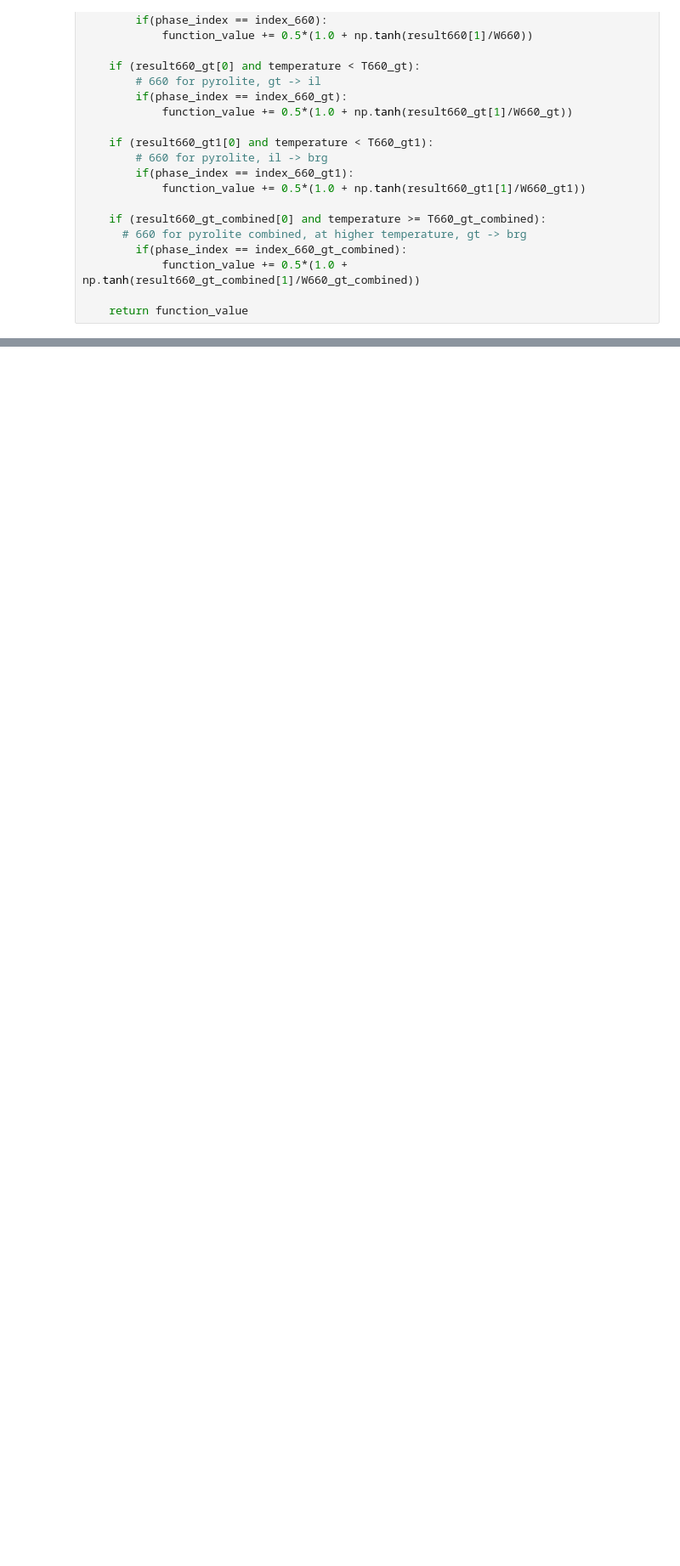
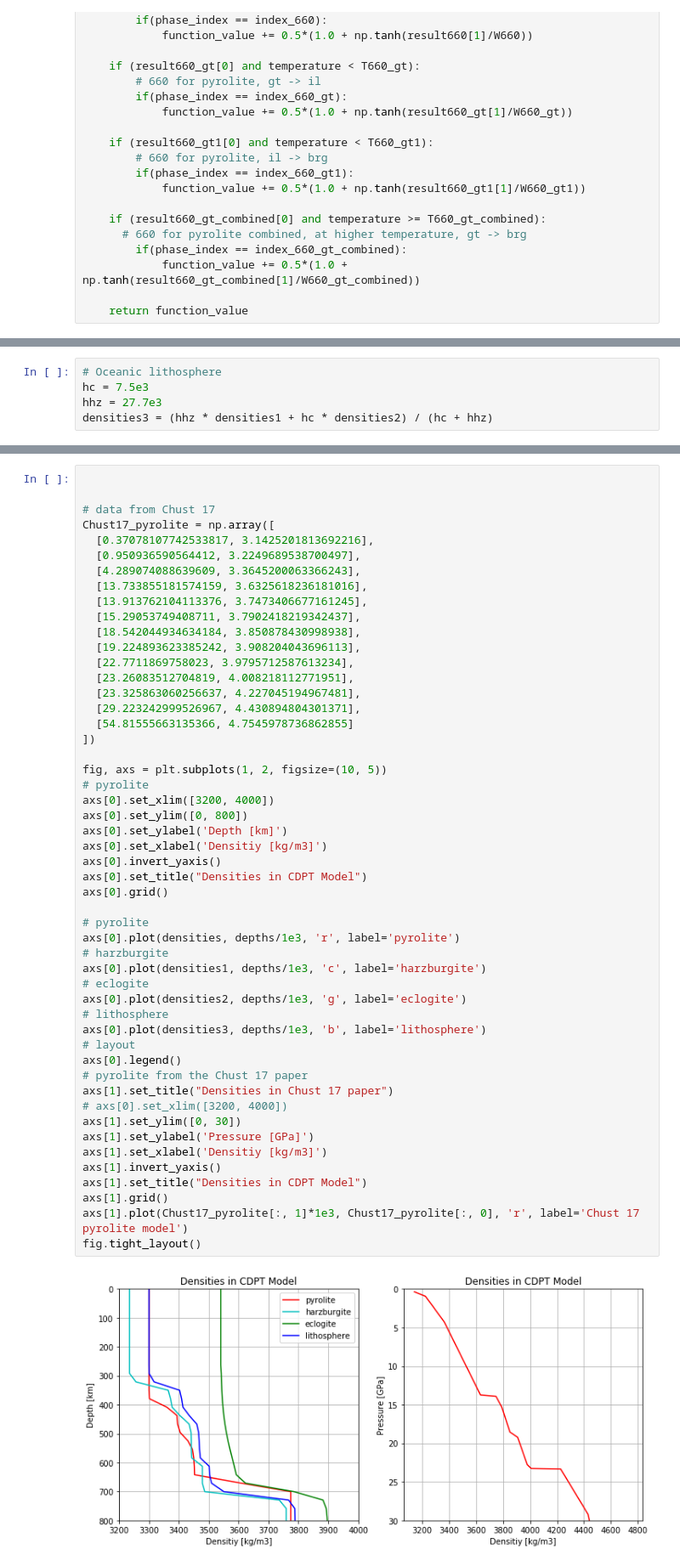
Before and after one commit to lhy11009/aspectLib, a Jupyter notebook: jupyter_notebooks/CDPT.ipynb, the cells around one changed output, grey strips where cells are left out. Shown at 85% size. Drawn from its saved outputs; the diff is of its cells as text; blank space fills up the shorter version.

```diff
--- a/jupyter_notebooks/CDPT.ipynb
+++ b/jupyter_notebooks/CDPT.ipynb
@@ -150,0 +251,5 @@ def compute_phases_properties(phase_index, temperature, depth,
+# %%
+# Oceanic lithosphere
+hc = 7.5e3
+hhz = 27.7e3
+densities3 = (hhz * densities1 + hc * densities2) / (hc + hhz)
@@ -150,0 +263,53 @@ def compute_phases_properties(phase_index, temperature, depth,
+# %%
+
+
+# data from Chust 17
+Chust17_pyrolite = np.array([
+  [0.37078107742533817, 3.1425201813692216],
+  [0.950936590564412, 3.2249689538700497],
+  [4.289074088639609, 3.3645200063366243],
+  [13.733855181574159, 3.6325618236181016],
+  [13.913762104113376, 3.7473406677161245],
+  [15.29053749408711, 3.7902418219342437],
+  [18.542044934634184, 3.850878430998938],
+  [19.224893623385242, 3.908204043696113],
+  [22.7711869758023, 3.9795712587613234],
+  [23.26083512704819, 4.008218112771951],
+  [23.325863060256637, 4.227045194967481],
+  [29.223242999526967, 4.430894804301371],
+  [54.81555663135366, 4.7545978736862855]
+])
+
+fig, axs = plt.subplots(1, 2, figsize=(10, 5))
+# pyrolite
+axs[0].set_xlim([3200, 4000])
+axs[0].set_ylim([0, 800])
+axs[0].set_ylabel('Depth [km]')
+axs[0].set_xlabel('Densitiy [kg/m3]')
+axs[0].invert_yaxis()
+axs[0].set_title("Densities in CDPT Model")
+axs[0].grid()
+
+# pyrolite
+axs[0].plot(densities, depths/1e3, 'r', label='pyrolite')
+# harzburgite
+axs[0].plot(densities1, depths/1e3, 'c', label='harzburgite')
+# eclogite
+axs[0].plot(densities2, depths/1e3, 'g', label='eclogite')
+# lithosphere
+axs[0].plot(densities3, depths/1e3, 'b', label='lithosphere')
+# layout
+axs[0].legend()
+# pyrolite from the Chust 17 paper
+axs[1].set_title("Densities in Chust 17 paper")
+# axs[0].set_xlim([3200, 4000])
+axs[1].set_ylim([0, 30])
+axs[1].set_ylabel('Pressure [GPa]')
+axs[1].set_xlabel('Densitiy [kg/m3]')
+axs[1].invert_yaxis()
+axs[1].set_title("Densities in CDPT Model")
+axs[1].grid()
+axs[1].plot(Chust17_pyrolite[:, 1]*1e3, Chust17_pyrolite[:, 0], 'r', label='Chust 17 pyrolite model')
+fig.tight_layout()
+# %% [output]
+[figure, added]
```
Also changed, not shown: parts of 14 cells of this notebook.
